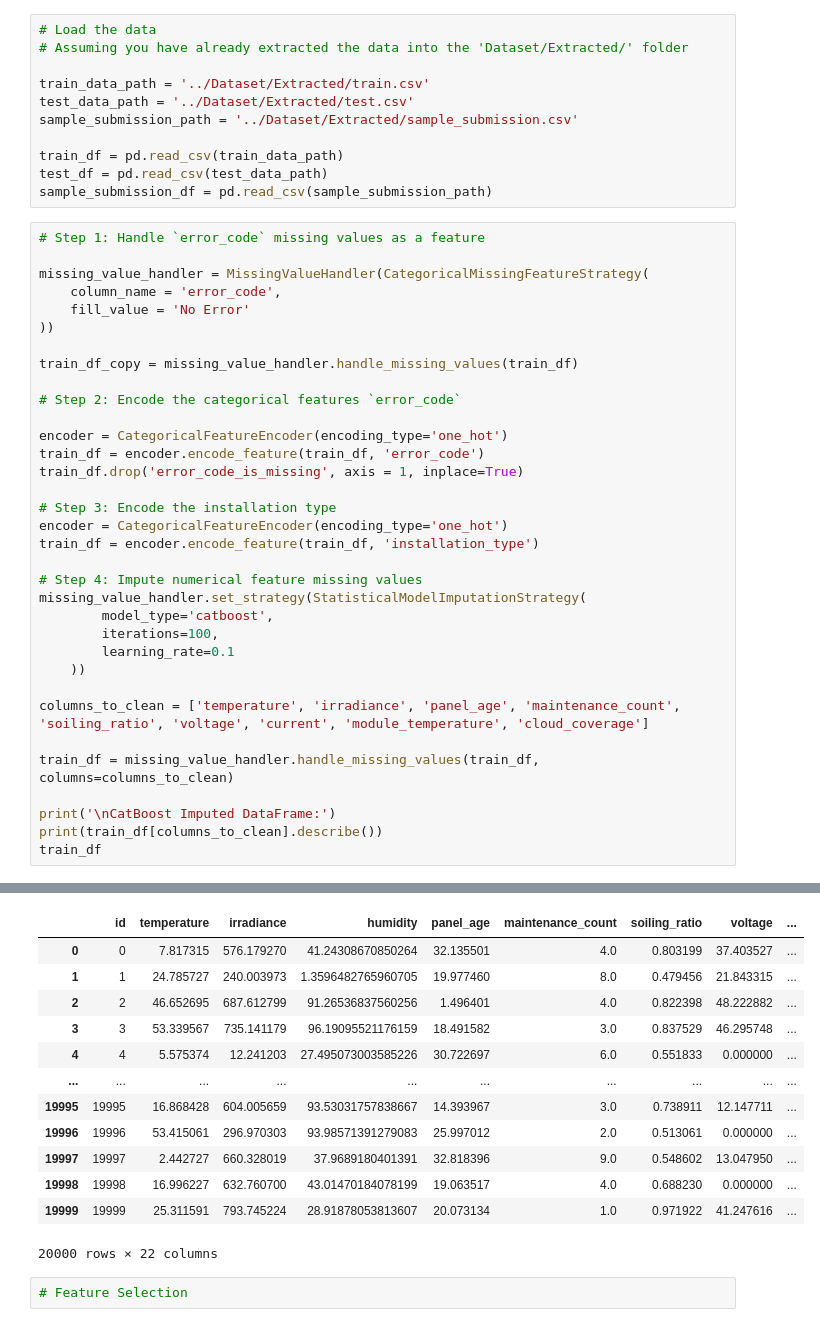
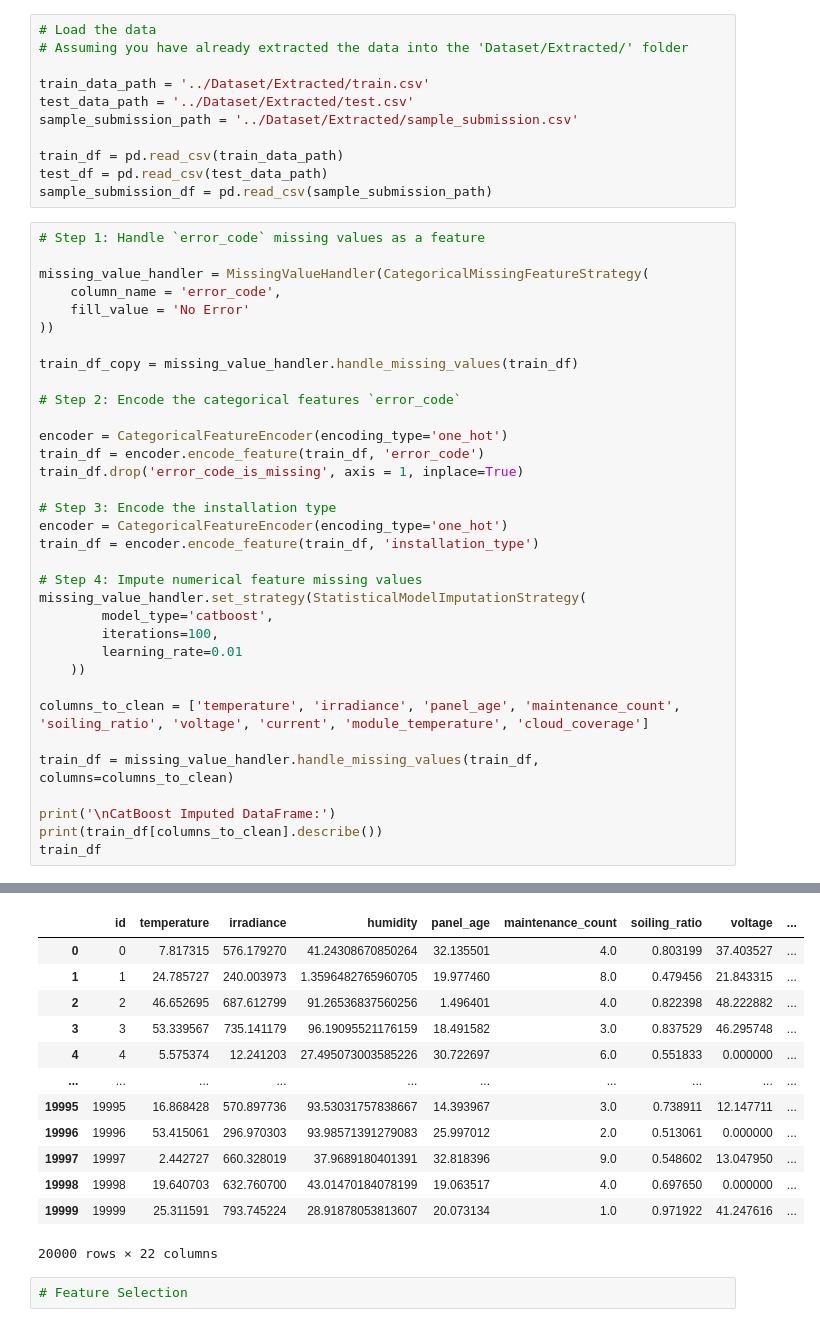
Before and after one commit to THAMIZH-ARASU/Solar-Panel-Efficiency-Prediction-MLOps, a Jupyter notebook: Analysis/Complete.ipynb, the cells around one changed output, grey strips where cells are left out. Cells and saved outputs as stored; diff of their text form.

```diff
--- a/Analysis/Complete.ipynb
+++ b/Analysis/Complete.ipynb
@@ -52,7 +52,7 @@ train_df = encoder.encode_feature(train_df, 'installation_type')
 missing_value_handler.set_strategy(StatisticalModelImputationStrategy(
         model_type='catboost',
         iterations=100,
-        learning_rate=0.1
+        learning_rate=0.01
     ))
 
 columns_to_clean = ['temperature', 'irradiance', 'panel_age', 'maintenance_count', 'soiling_ratio', 'voltage', 'current', 'module_temperature', 'cloud_coverage']
@@ -99,15 +99,15 @@ max      147.394168   1537.810349     34.998379          15.000000
 max       1000.000000
 |  | id | temperature | irradiance | humidity | panel_age | maintenance_count | soiling_ratio | voltage | ... |
 | 0 | 0 | 7.817315 | 576.179270 | 41.24308670850264 | 32.135501 | 4.0 | 0.803199 | 37.403527 | ... |
 | 1 | 1 | 24.785727 | 240.003973 | 1.3596482765960705 | 19.977460 | 8.0 | 0.479456 | 21.843315 | ... |
 | 2 | 2 | 46.652695 | 687.612799 | 91.26536837560256 | 1.496401 | 4.0 | 0.822398 | 48.222882 | ... |
 | 3 | 3 | 53.339567 | 735.141179 | 96.19095521176159 | 18.491582 | 3.0 | 0.837529 | 46.295748 | ... |
 | 4 | 4 | 5.575374 | 12.241203 | 27.495073003585226 | 30.722697 | 6.0 | 0.551833 | 0.000000 | ... |
 | ... | ... | ... | ... | ... | ... | ... | ... | ... | ... |
-| 19995 | 19995 | 16.868428 | 604.005659 | 93.53031757838667 | 14.393967 | 3.0 | 0.738911 | 12.147711 | ... |
+| 19995 | 19995 | 16.868428 | 570.897736 | 93.53031757838667 | 14.393967 | 3.0 | 0.738911 | 12.147711 | ... |
 | 19996 | 19996 | 53.415061 | 296.970303 | 93.98571391279083 | 25.997012 | 2.0 | 0.513061 | 0.000000 | ... |
 | 19997 | 19997 | 2.442727 | 660.328019 | 37.9689180401391 | 32.818396 | 9.0 | 0.548602 | 13.047950 | ... |
-| 19998 | 19998 | 16.996227 | 632.760700 | 43.01470184078199 | 19.063517 | 4.0 | 0.688230 | 0.000000 | ... |
+| 19998 | 19998 | 19.640703 | 632.760700 | 43.01470184078199 | 19.063517 | 4.0 | 0.697650 | 0.000000 | ... |
 | 19999 | 19999 | 25.311591 | 793.745224 | 28.91878053813607 | 20.073134 | 1.0 | 0.971922 | 41.247616 | ... |
 20000 rows × 22 columns
 # %%
```
Also changed, not shown: parts of 8 cells of this notebook, 5 other files.
